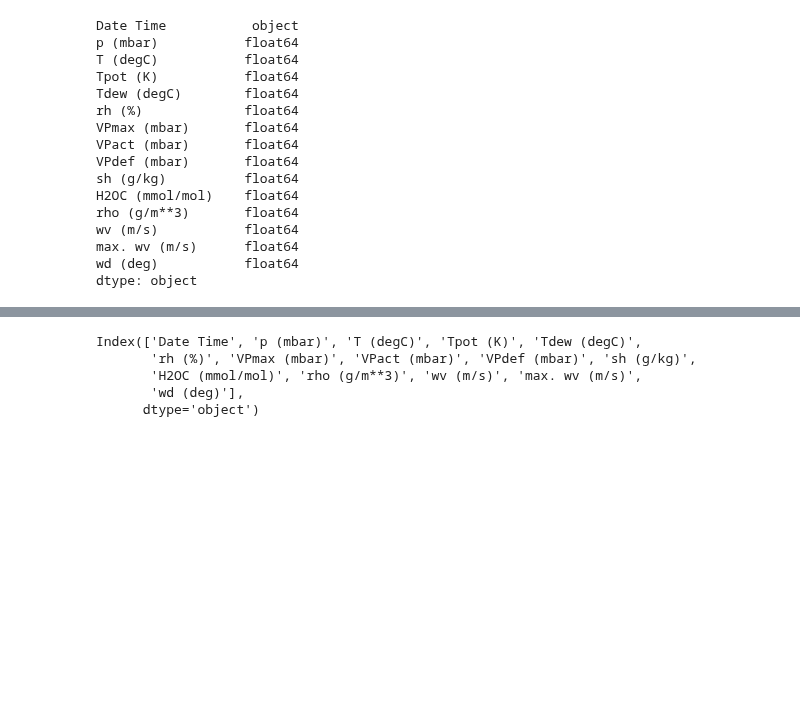
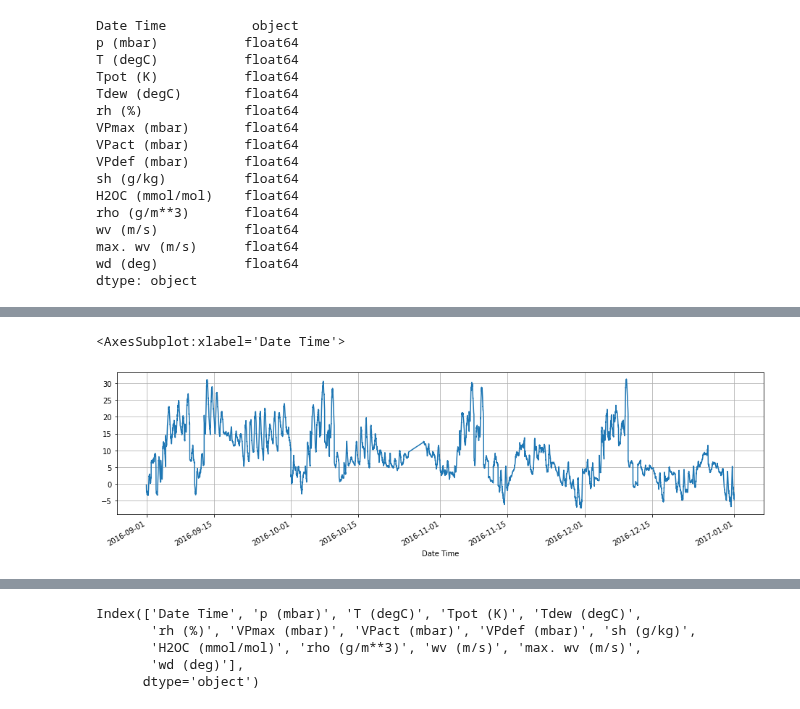
Before and after one commit to mechanoid5/ml_lectorium_legacy, a Jupyter notebook: examples/02-python/04-pandas.ipynb, the cells around one changed output, grey strips where cells are left out. Saved outputs shown, nothing was run; the diff lists cells and outputs as text; code cells hidden in the pictures; blank space fills up the shorter version.

```diff
--- a/examples/02-python/04-pandas.ipynb
+++ b/examples/02-python/04-pandas.ipynb
@@ -657,3 +683,12 @@ df.describe().T
 # %%
 df['wv (m/s)'] = df['wv (m/s)'].apply(lambda x: max(0.,x) )
 df['max. wv (m/s)'] = df['max. wv (m/s)'].apply(lambda x: max(0.,x) )
+# %%
+filt = df['Date Time'].between('2016-09-01 00:00:00','2017-01-01 00:00:00')
+df[ filt ].set_index('Date Time')['T (degC)'].plot(
+    figsize=(16,4),
+    grid=True,
+)
+# %% [output]
+<AxesSubplot:xlabel='Date Time'>
+[figure, added]
```
Also changed, not shown: parts of 49 cells of this notebook, 4 other files.
